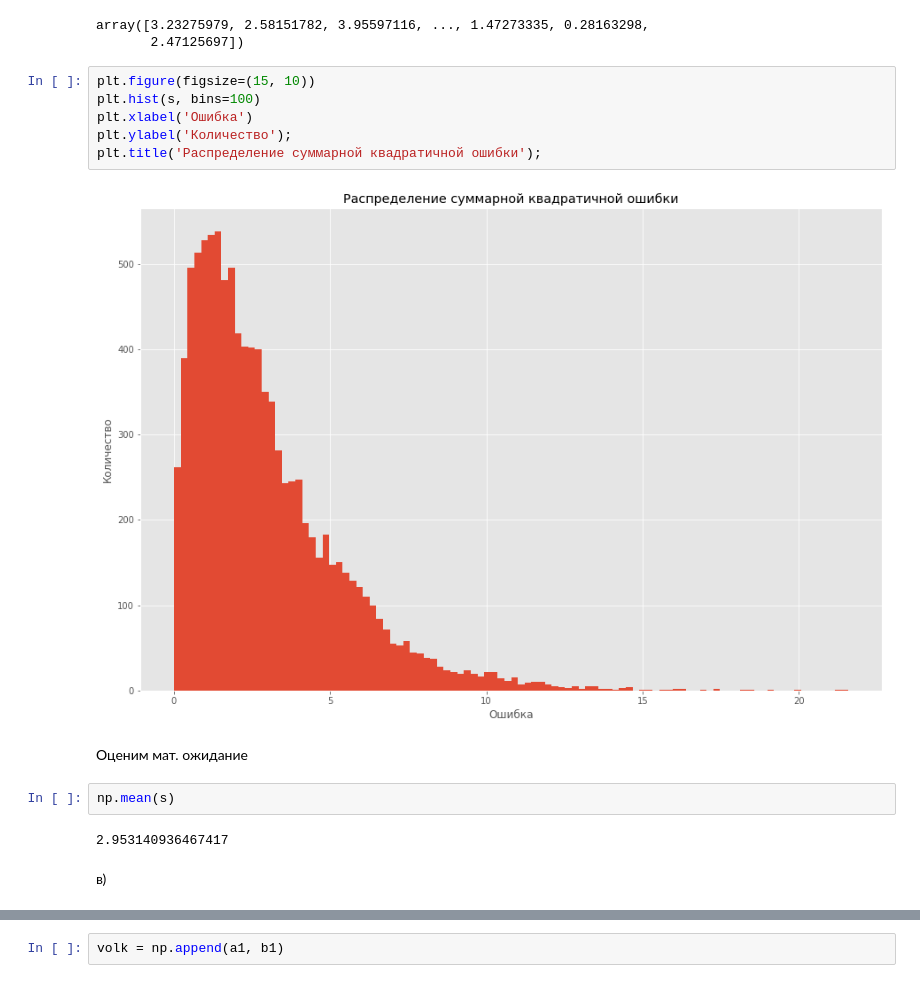
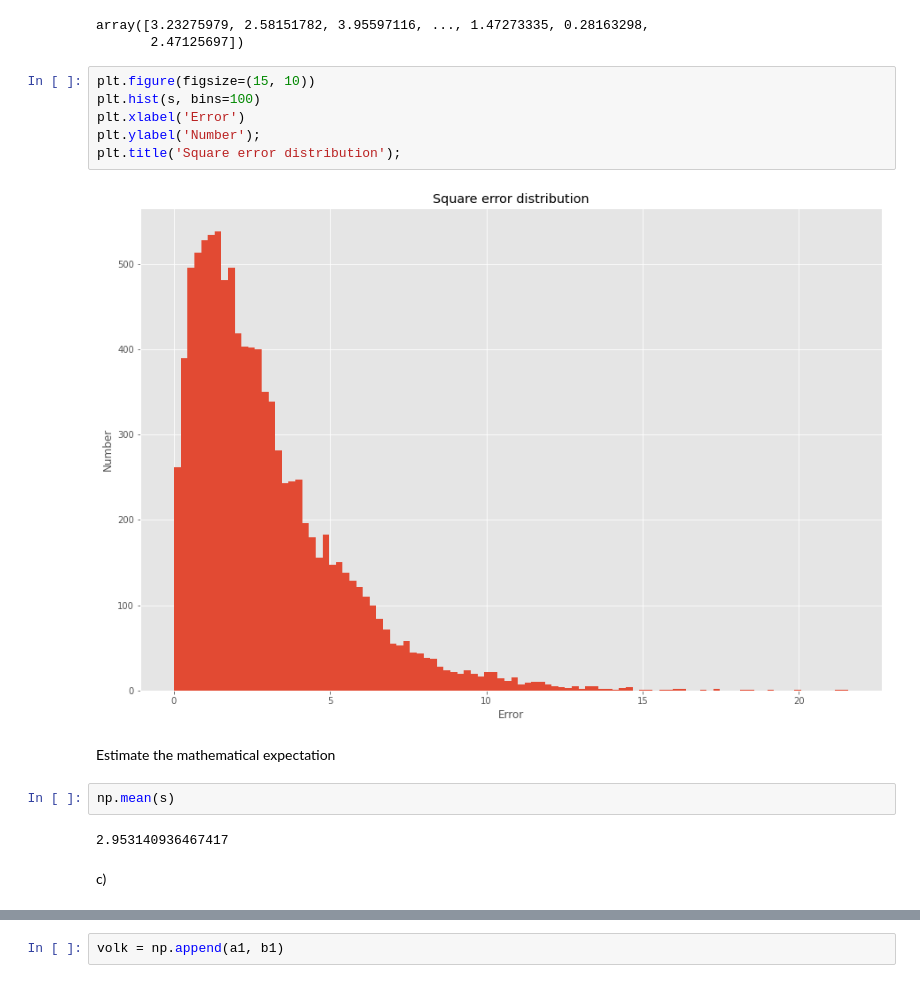
Before and after one commit to Mikhail-Solomonik/DS-course, a Jupyter notebook: hw-2.ipynb, the cells around one changed output, grey strips where cells are left out. Drawn from its saved outputs; the diff is of its cells as text.

```diff
--- a/hw-2.ipynb
+++ b/hw-2.ipynb
@@ -1073,19 +1072,19 @@ array([3.23275979, 2.58151782, 3.95597116, ..., 1.47273335, 0.28163298,
 # %%
 plt.figure(figsize=(15, 10))
 plt.hist(s, bins=100)
-plt.xlabel('Ошибка')
-plt.ylabel('Количество');
-plt.title('Распределение суммарной квадратичной ошибки');
+plt.xlabel('Error')
+plt.ylabel('Number');
+plt.title('Square error distribution');
 # %% [output]
-[figure, old version]
+[figure, new version]
-# %% [markdown]
-Оценим мат. ожидание
+# %% [markdown]
+Estimate the mathematical expectation
 # %%
 np.mean(s)
 # %% [output]
 2.953140936467417
-# %% [markdown]
-в)
+# %% [markdown]
+с)
 # %%
 plt.figure(figsize=(15, 10))
 plt.scatter(a1, b1)
```
Also changed, not shown: parts of 97 cells of this notebook.
